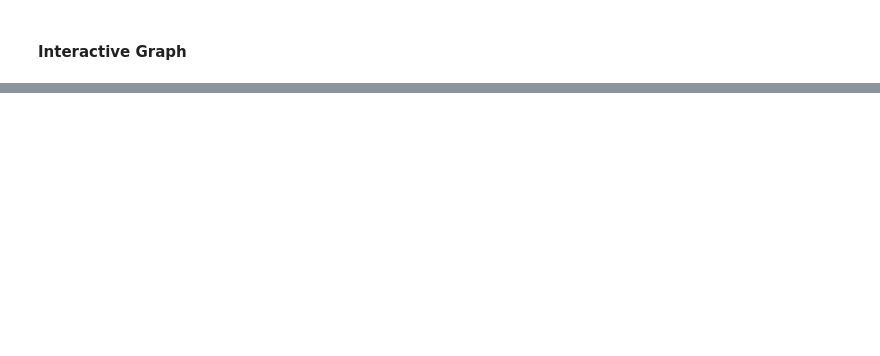
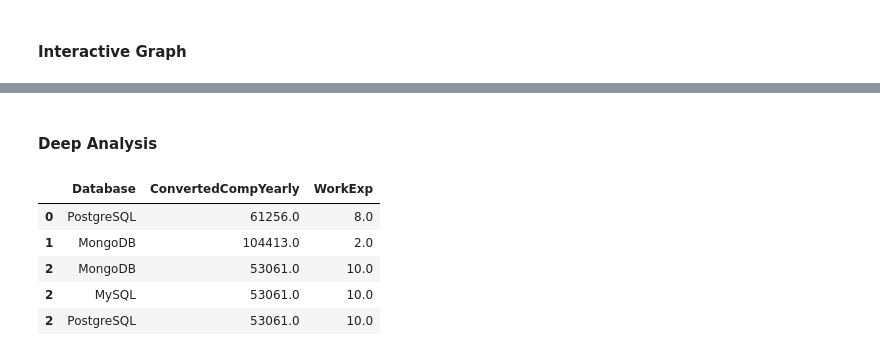
Before and after one commit to vikassinngh123/AI-ML-Learning, a Jupyter notebook: 04-Pandas/03_StackOverflow_Survey_Analysis.ipynb, the cells around one changed output, grey strips where cells are left out. Saved outputs shown, nothing was run; the diff lists cells and outputs as text; code cells hidden in the pictures; blank space fills up the shorter version.

```diff
--- a/04-Pandas/03_StackOverflow_Survey_Analysis.ipynb
+++ b/04-Pandas/03_StackOverflow_Survey_Analysis.ipynb
@@ -229,3 +258,26 @@ graph_db.update_layout(xaxis_title='AvgSalary',coloraxis_showscale=False)
 graph_db.show()
 # %% [output]
 [interactive output not drawn]
+# %% [markdown]
+#### Deep Analysis
+# %%
+popular_databases = [
+    'PostgreSQL', 'MySQL', 'SQLite', 'MongoDB', 'Redis',
+    'Microsoft SQL Server', 'Amazon DynamoDB', 'MariaDB',
+    'Elasticsearch', 'Firebase Realtime Database','Oracle'
+]
+
+v_database_df=df.dropna(subset=["ConvertedCompYearly","DatabaseHaveWorkedWith"]).copy()
+v_database_df=v_database_df[(v_database_df["ConvertedCompYearly"]>=5000) & (v_database_df["ConvertedCompYearly"]<=800000)]
+v_database_df=v_database_df.assign(Database=v_database_df['DatabaseHaveWorkedWith'].str.split(';')).explode('Database')
+
+v_database_df=v_database_df[v_database_df['Database'].isin(popular_databases)]
+v_database_df=v_database_df[['Database','ConvertedCompYearly','WorkExp']]
+v_database_df.head()
+# %% [output]
+|  | Database | ConvertedCompYearly | WorkExp |
+| 0 | PostgreSQL | 61256.0 | 8.0 |
+| 1 | MongoDB | 104413.0 | 2.0 |
+| 2 | MongoDB | 53061.0 | 10.0 |
+| 2 | MySQL | 53061.0 | 10.0 |
+| 2 | PostgreSQL | 53061.0 | 10.0 |
```
Also changed, not shown: parts of 9 cells of this notebook.
